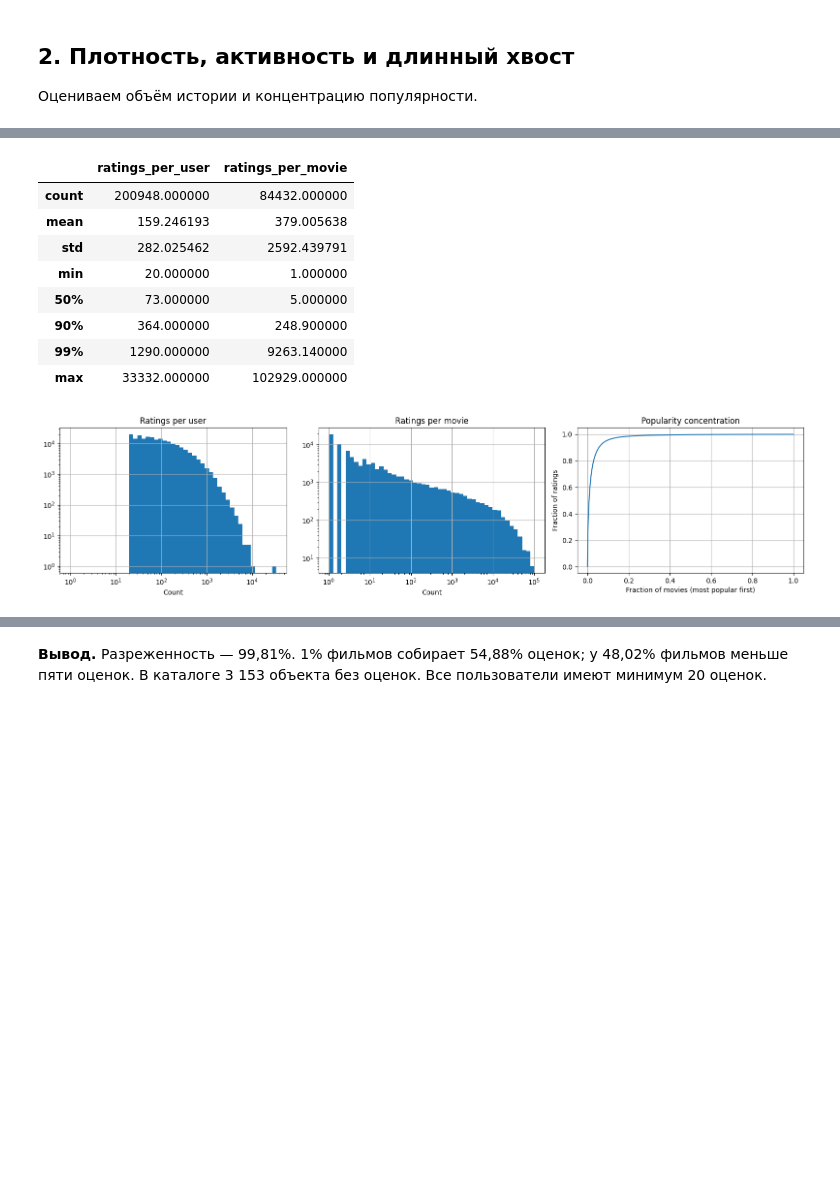
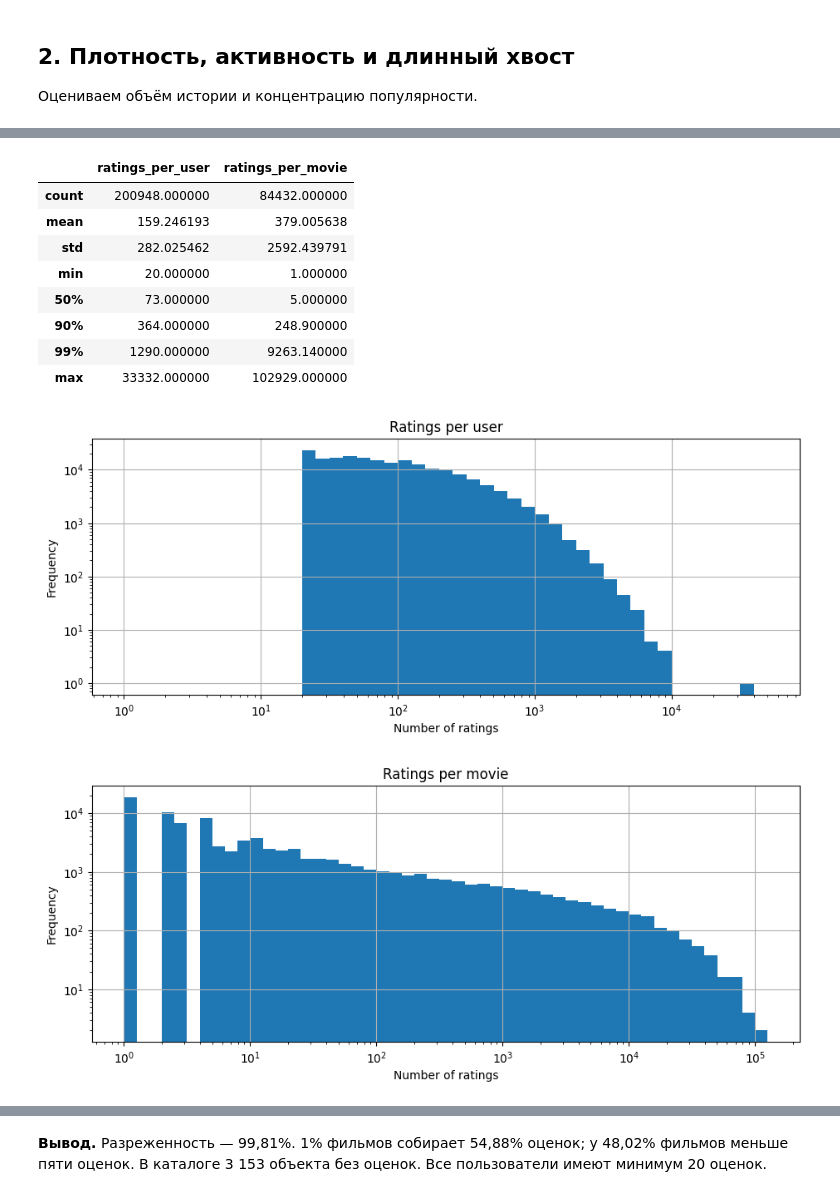
Before and after one commit to Axecta/movielens32m-eda, a Jupyter notebook: movielens32m_eda.ipynb, the cells around one changed output, grey strips where cells are left out. Drawn from its saved outputs; the diff is of its cells as text; code cells hidden in the pictures; blank space fills up the shorter version.

Commit message:
Refactor EDA with pandas aggregations, crosstab and plots

```diff
--- a/movielens32m_eda.ipynb
+++ b/movielens32m_eda.ipynb
@@ -124,39 +123,48 @@ links
 user_counts = ratings.groupby('userId').size()
 item_counts = ratings.groupby('movieId').size()
 unique_pairs = len(ratings.drop_duplicates(['userId','movieId']))
-top_n = max(1, int(np.ceil(len(item_counts)*.01)))
+top_n = max(1, (len(item_counts) + 99) // 100)
 summary = pd.Series({
     'ratings': len(ratings), 'users': len(user_counts), 'rated_movies': len(item_counts),
     'catalog_movies': len(movies), 'density': unique_pairs/(len(user_counts)*len(item_counts)),
     'catalog_without_ratings': int((~movies.movieId.isin(item_counts.index)).sum()),
     'top_1pct_movies_rating_share': item_counts.nlargest(top_n).sum()/len(ratings),
     'users_with_under_20_ratings_share': user_counts.lt(20).mean(),
     'movies_with_under_5_ratings_share': item_counts.lt(5).mean()})
 display(summary.to_frame('value'))
 display(pd.DataFrame({'ratings_per_user': user_counts.describe(percentiles=[.5,.9,.99]), 'ratings_per_movie': item_counts.describe(percentiles=[.5,.9,.99])}))
-fig, axes = plt.subplots(1, 3, figsize=(16,4))
-axes[0].hist(user_counts, bins=np.geomspace(1, user_counts.max()+1, 50)); axes[0].set(xscale='log', yscale='log', title='Ratings per user', xlabel='Count')
-axes[1].hist(item_counts, bins=np.geomspace(1, item_counts.max()+1, 50)); axes[1].set(xscale='log', yscale='log', title='Ratings per movie', xlabel='Count')
-axes[2].plot(np.arange(1,len(item_counts)+1)/len(item_counts), item_counts.sort_values(ascending=False).cumsum()/len(ratings)); axes[2].set(title='Popularity concentration', xlabel='Fraction of movies (most popular first)', ylabel='Fraction of ratings')
-plt.tight_layout(); plt.show()
+# Pandas строит графики напрямую из Series и DataFrame.
+user_counts.plot.hist(bins=[10 ** (i / 10) for i in range(48)], logx=True, logy=True,
+                      title='Ratings per user', xlabel='Number of ratings')
+plt.show()
+item_counts.plot.hist(bins=[10 ** (i / 10) for i in range(52)], logx=True, logy=True,
+                      title='Ratings per movie', xlabel='Number of ratings')
+plt.show()
+popularity = item_counts.sort_values(ascending=False).reset_index(drop=True).to_frame('ratings')
+popularity['movie_share'] = (popularity.index.to_series() + 1) / len(popularity)
+popularity['rating_share'] = popularity['ratings'].cumsum() / ratings.shape[0]
+popularity.plot(x='movie_share', y='rating_share', legend=False,
+                title='Popularity concentration', xlabel='Fraction of movies', ylabel='Fraction of ratings')
+plt.show()
 # %% [output]
 |  | value |
 | ratings | 3.200020e+07 |
 | users | 2.009480e+05 |
 | rated_movies | 8.443200e+04 |
 | catalog_movies | 8.758500e+04 |
 | density | 1.886088e-03 |
 | catalog_without_ratings | 3.153000e+03 |
 | top_1pct_movies_rating_share | 5.487858e-01 |
 | users_with_under_20_ratings_share | 0.000000e+00 |
 | movies_with_under_5_ratings_share | 4.802445e-01 |
 |  | ratings_per_user | ratings_per_movie |
 | count | 200948.000000 | 84432.000000 |
 | mean | 159.246193 | 379.005638 |
 | std | 282.025462 | 2592.439791 |
 | min | 20.000000 | 1.000000 |
 | 50% | 73.000000 | 5.000000 |
 | 90% | 364.000000 | 248.900000 |
 | 99% | 1290.000000 | 9263.140000 |
 | max | 33332.000000 | 102929.000000 |
-[figure, old version]
+[figure, new version]
+[figure, added]
```
Also changed, not shown: parts of 6 cells of this notebook.
